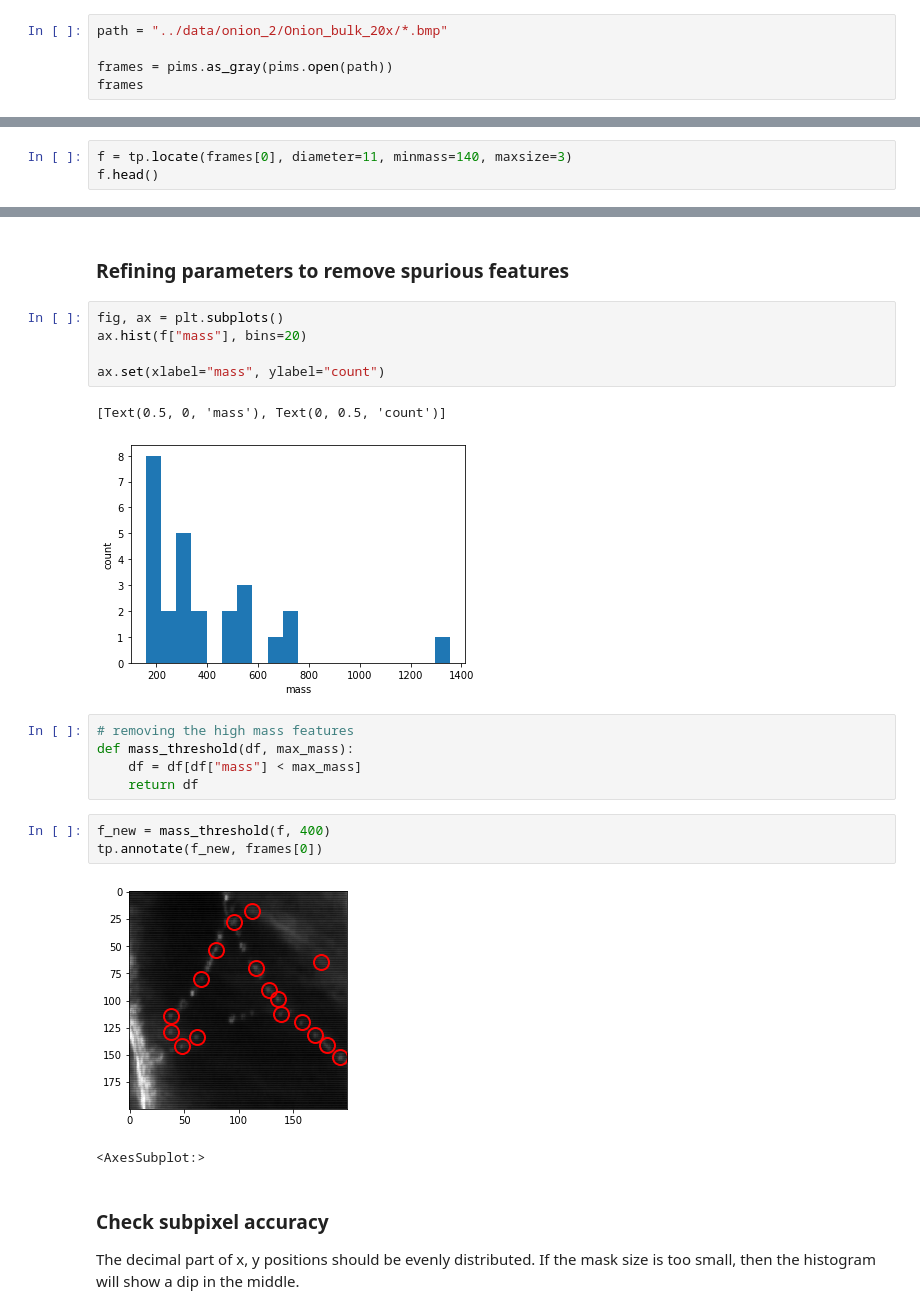
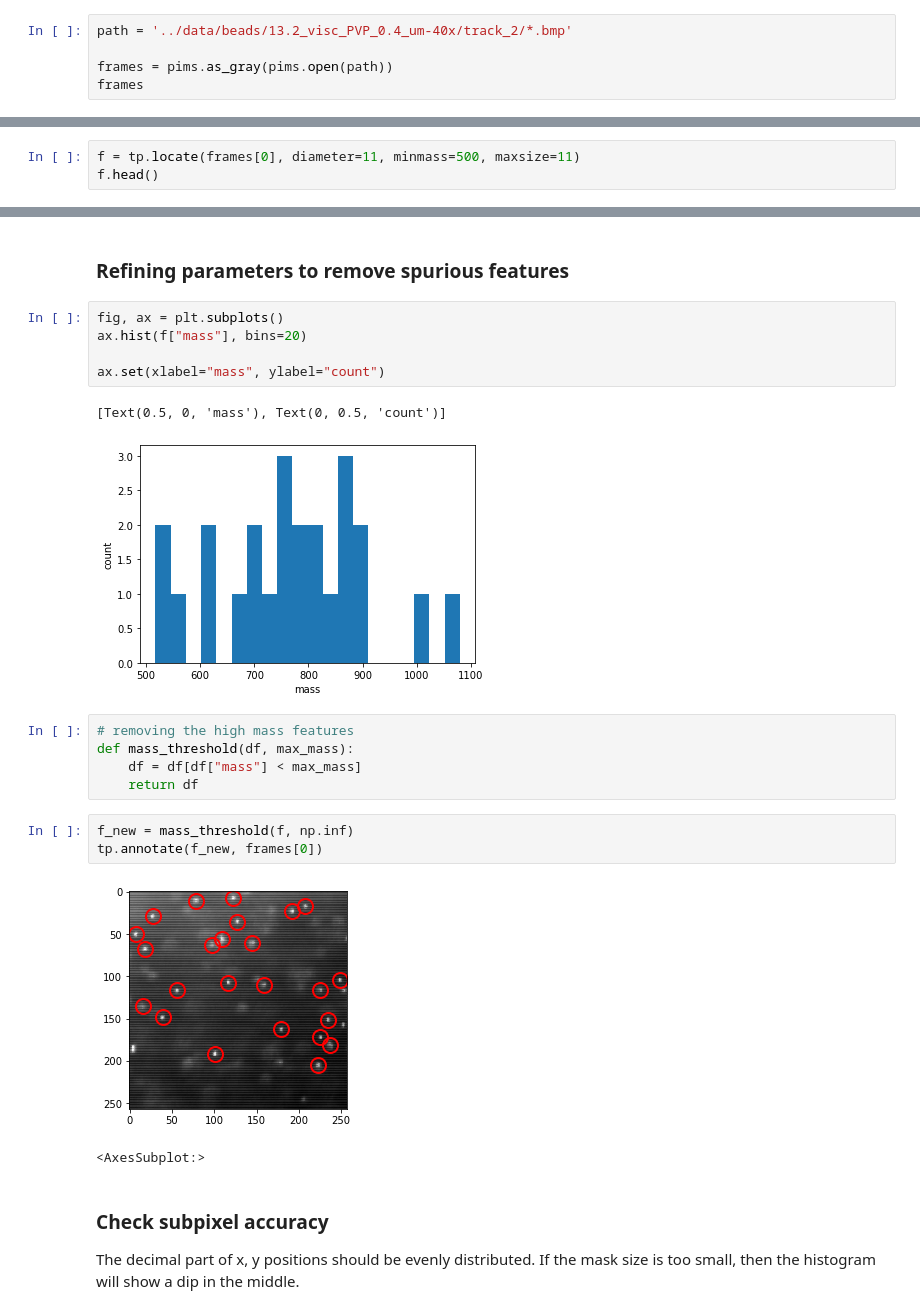
Before and after one commit to dbautista98/BMC_analysis, a Jupyter notebook: trackpy_walkthrough.ipynb, the cells around one changed output, grey strips where cells are left out. Saved outputs shown, nothing was run; the diff lists cells and outputs as text.

```diff
--- a/trackpy_walkthrough.ipynb
+++ b/trackpy_walkthrough.ipynb
@@ -17,7 +17,7 @@ import trackpy as tp
 # %% [markdown]
 # Importing data
 # %%
-path = "../data/onion_2/Onion_bulk_20x/*.bmp"
+path = '../data/beads/13.2_visc_PVP_0.4_um-40x/track_2/*.bmp'
 
 frames = pims.as_gray(pims.open(path))
 frames
@@ -41,7 +41,7 @@ Frame([[ 93.6543,  92.5139,  93.2293, ..., 114.9331, 119.4474, 126.3677],
 # %% [markdown]
 # Locating features
 # %%
-f = tp.locate(frames[0], diameter=11, minmass=140, maxsize=3)
+f = tp.locate(frames[0], diameter=11, minmass=500, maxsize=11)
 f.head()
 # %% [output]
 |  | y | x | mass | size | ecc | signal | raw_mass | ep | frame |
@@ -64,17 +64,17 @@ ax.hist(f["mass"], bins=20)
 ax.set(xlabel="mass", ylabel="count")
 # %% [output]
 [Text(0.5, 0, 'mass'), Text(0, 0.5, 'count')]
-[figure, old version]
+[figure, new version]
 # %%
 # removing the high mass features
 def mass_threshold(df, max_mass):
     df = df[df["mass"] < max_mass]
     return df
 # %%
-f_new = mass_threshold(f, 400)
+f_new = mass_threshold(f, np.inf)
 tp.annotate(f_new, frames[0])
 # %% [output]
-[figure, old version]
+[figure, new version]
 <AxesSubplot:>
 # %% [markdown]
 ### Check subpixel accuracy
```
Also changed, not shown: parts of 22 cells of this notebook.
